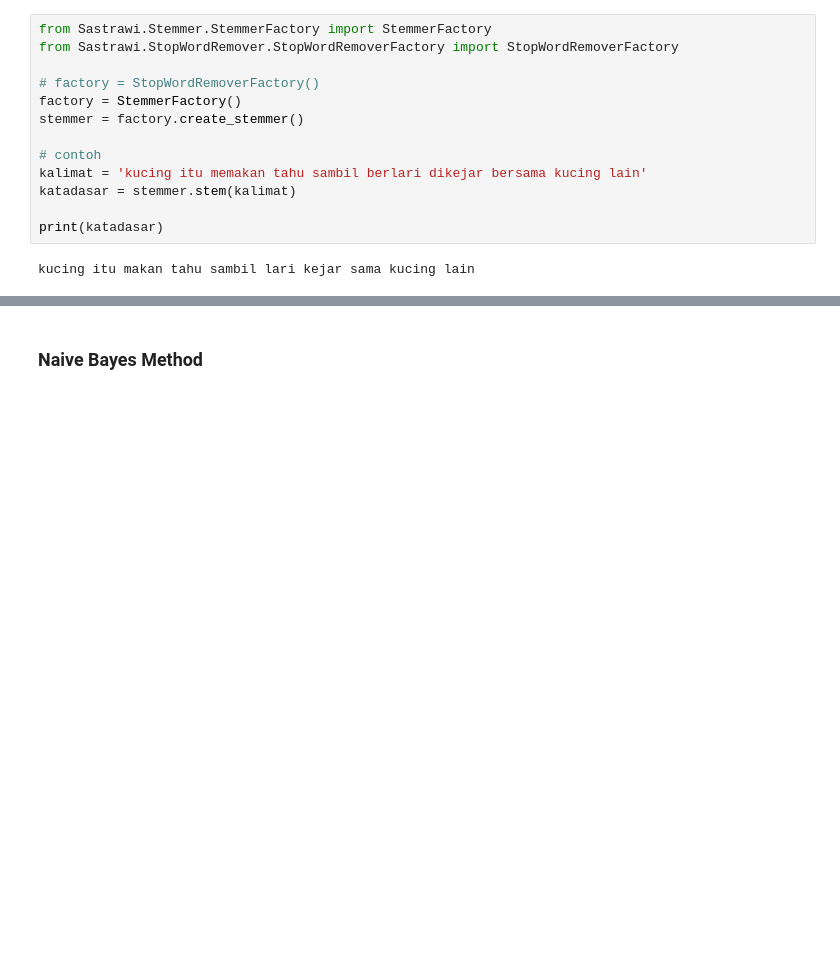
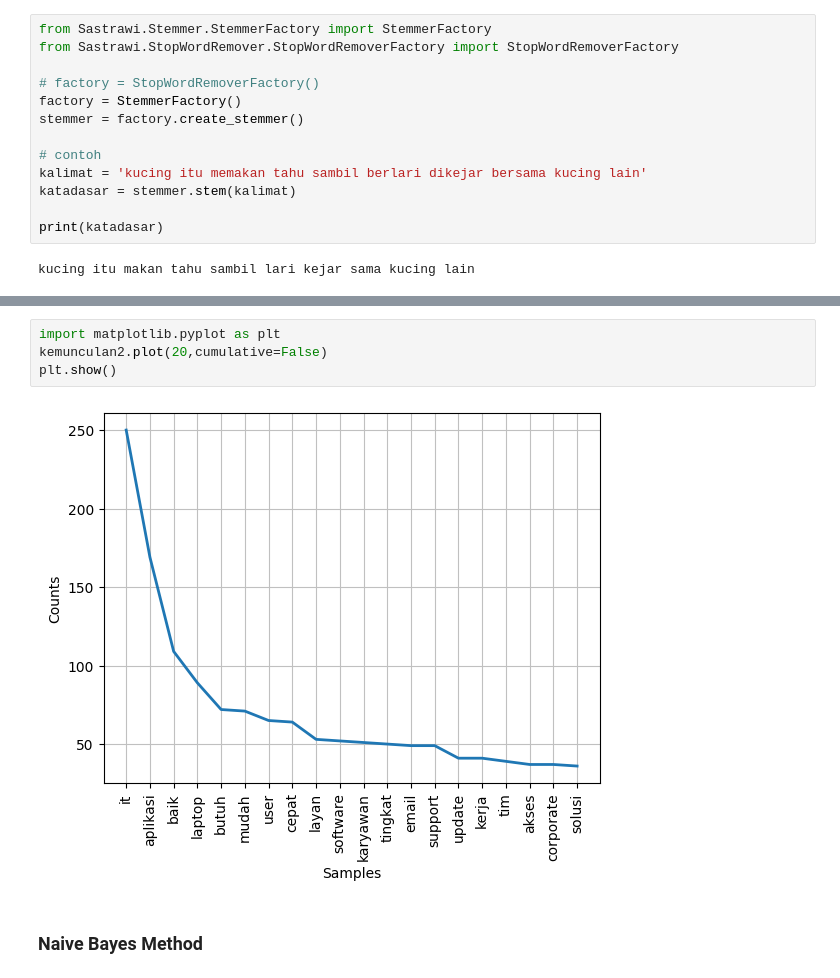
Before and after one commit to khaeraniazi/khaerani, a Jupyter notebook: Final_Project.ipynb, the cells around one changed output, grey strips where cells are left out. Cells and saved outputs as stored; diff of their text form; blank space fills up the shorter version.

```diff
--- a/Final_Project.ipynb
+++ b/Final_Project.ipynb
@@ -436,3 +500,9 @@ df.head()
+# %%
+import matplotlib.pyplot as plt
+kemunculan2.plot(20,cumulative=False)
+plt.show()
+# %% [output]
+[figure, added]
 # %% [markdown]
 ### Naive Bayes Method
 # %%
```
Also changed, not shown: parts of 18 cells of this notebook.
